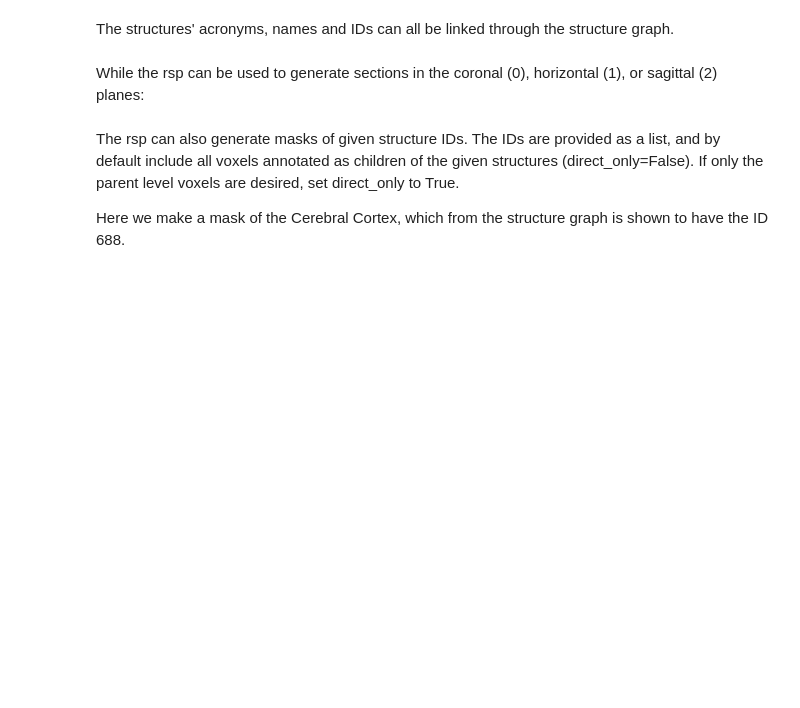
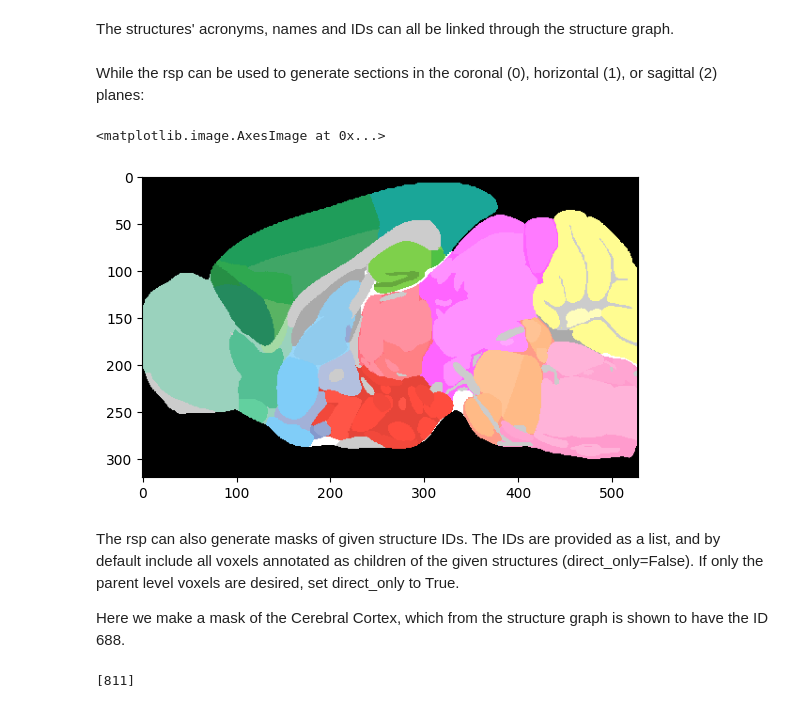
Before and after one commit to BrainSharer/pipeline, a Jupyter notebook: src/registration/notebooks/find_allen_regions.ipynb, the cells around one changed output. Saved outputs shown, nothing was run; the diff lists cells and outputs as text; code cells hidden in the pictures; blank space fills up the shorter version.

```diff
--- a/src/registration/notebooks/find_allen_regions.ipynb
+++ b/src/registration/notebooks/find_allen_regions.ipynb
@@ -65,20 +75,29 @@ While the rsp can be used to generate sections in the coronal (0), horizontal (1
 # %%
 orientation = {'coronal':0,'horizontal':1,'sagittal':2} # makes orientation arguments more readible
 pos_microns = lambda x:x*25 # get_slice_image function takes positional arguments in microns instead of 25 micron increments
 
 img = rsp.get_slice_image(orientation['sagittal'],pos_microns(200))
+img = np.rot90(img, axes=(0,1))
+img = np.flip(img, axis=0)
 plt.imshow(img)
+# %% [output]
+<matplotlib.image.AxesImage at 0x...>
+[figure, added]
 # %% [markdown]
 The rsp can also generate masks of given structure IDs. The IDs are provided as a list, and by default include all voxels annotated as children of the given structures (direct_only=False). If only the parent level voxels are desired, set direct_only to True.
 
 Here we make a mask of the Cerebral Cortex, which from the structure graph is shown to have the ID 688.
 # %%
-structure_id = [302]
+IC=[811]
+SC=[17]
+structure_id = IC
 if type(structure_id) == list:
     sid = structure_id
 else:
     sid = [structure_id]
 print(sid)
+# %% [output]
+[811]
 # %%
 #structure_mask = rsp.make_structure_mask([structure_id], direct_only=False)
 structure_mask = rsp.make_structure_mask(sid, direct_only=False)
```
Also changed, not shown: parts of 4 cells of this notebook, 9 other files.
